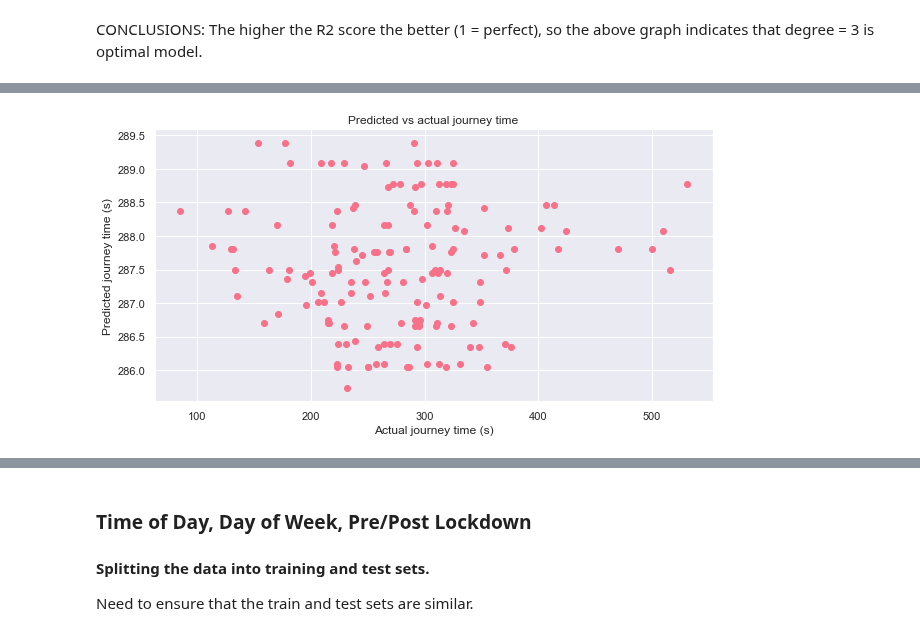
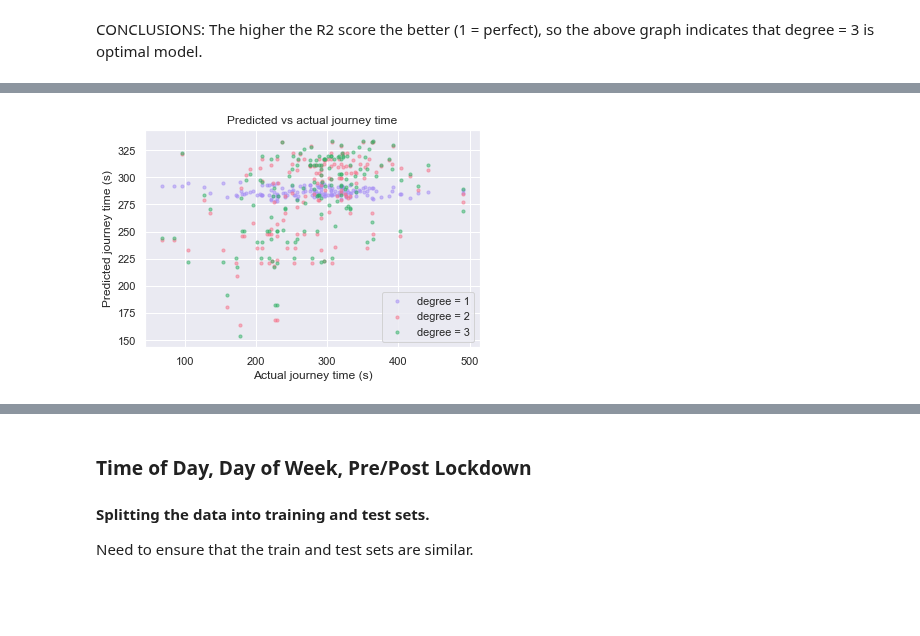
Before and after one commit to serenelc/individual-project-beng, a Jupyter notebook: regression-model.ipynb, the cells around one changed output, grey strips where cells are left out. Cells and saved outputs as stored; diff of their text form; code cells hidden in the pictures; blank space fills up the shorter version.

```diff
--- a/regression-model.ipynb
+++ b/regression-model.ipynb
@@ -780,10 +810,12 @@ The coefficient of determination is:  -0.019924412064264097
 # %%
-# Plot outputs
-fig, ax = plt.subplots(figsize=(10,5))
-ax.scatter(y_test_mult, y_pred_mult)
+fig, ax = plt.subplots()
+ax.scatter(y_test, y_pred_mult1, label = "degree = 1", color = cs[6], alpha = 0.5, s = 10)
+ax.scatter(y_test, y_pred_mult2, label = "degree = 2", color = cs[0], alpha = 0.5, s = 10)
+ax.scatter(y_test, y_pred_mult3, label = "degree = 3", color = cs[3], alpha = 0.5, s = 10)
 ax.set_title("Predicted vs actual journey time")
 ax.set_xlabel("Actual journey time (s)")
 ax.set_ylabel("Predicted journey time (s)")
+ax.legend()
 plt.show()
 # %% [output]
-[figure, old version]
+[figure, new version]
```
Also changed, not shown: parts of 5 cells of this notebook, 47 other files.
